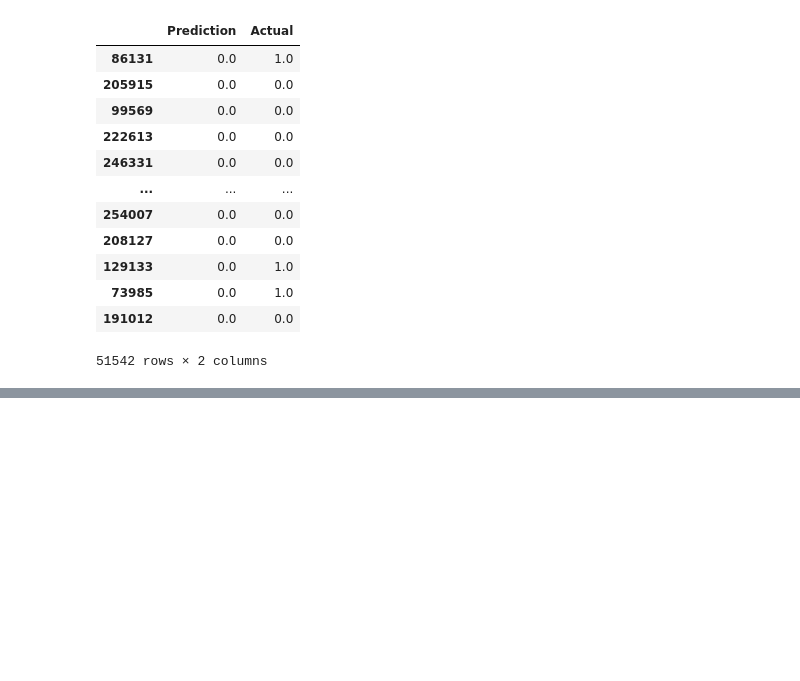
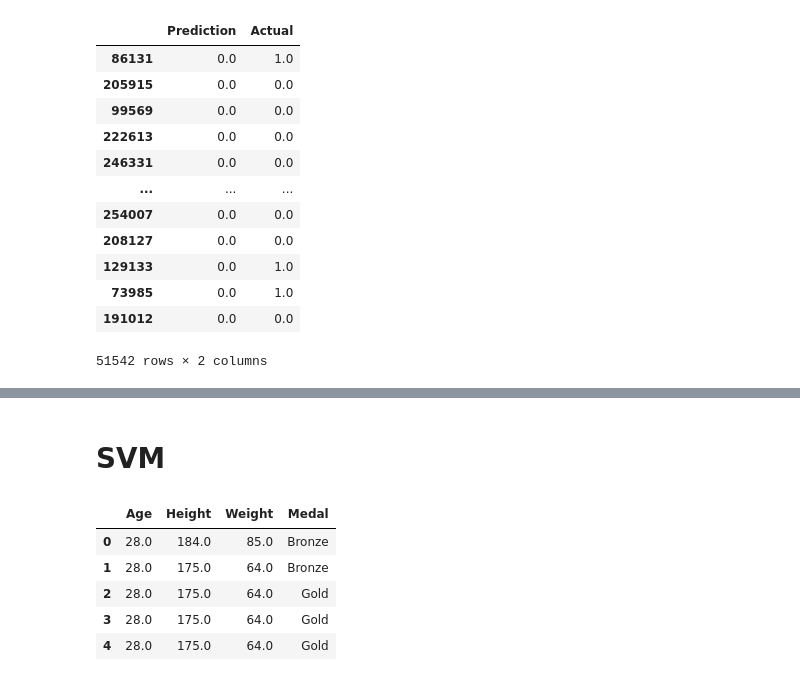
Before and after one commit to diannejardinez/Olympic_Data_machine_learning, a Jupyter notebook: olympic medalists.ipynb, the cells around one changed output, grey strips where cells are left out. Drawn from its saved outputs; the diff is of its cells as text; code cells hidden in the pictures; blank space fills up the shorter version.

```diff
--- a/olympic medalists.ipynb
+++ b/olympic medalists.ipynb
@@ -157,0 +274,14 @@ Testing Data Score: 0.8534011097745527
+# %% [markdown]
+# SVM
+# %%
+df1 = athlete_events[["Age", "Height", "Weight", "Medal"]]
+df1 = df1.dropna()
+df1 = df1.reset_index(drop = True)
+df1.head()
+# %% [output]
+|  | Age | Height | Weight | Medal |
+| 0 | 28.0 | 184.0 | 85.0 | Bronze |
+| 1 | 28.0 | 175.0 | 64.0 | Bronze |
+| 2 | 28.0 | 175.0 | 64.0 | Gold |
+| 3 | 28.0 | 175.0 | 64.0 | Gold |
+| 4 | 28.0 | 175.0 | 64.0 | Gold |
```
Also changed, not shown: parts of 25 cells of this notebook, 1 other file.
